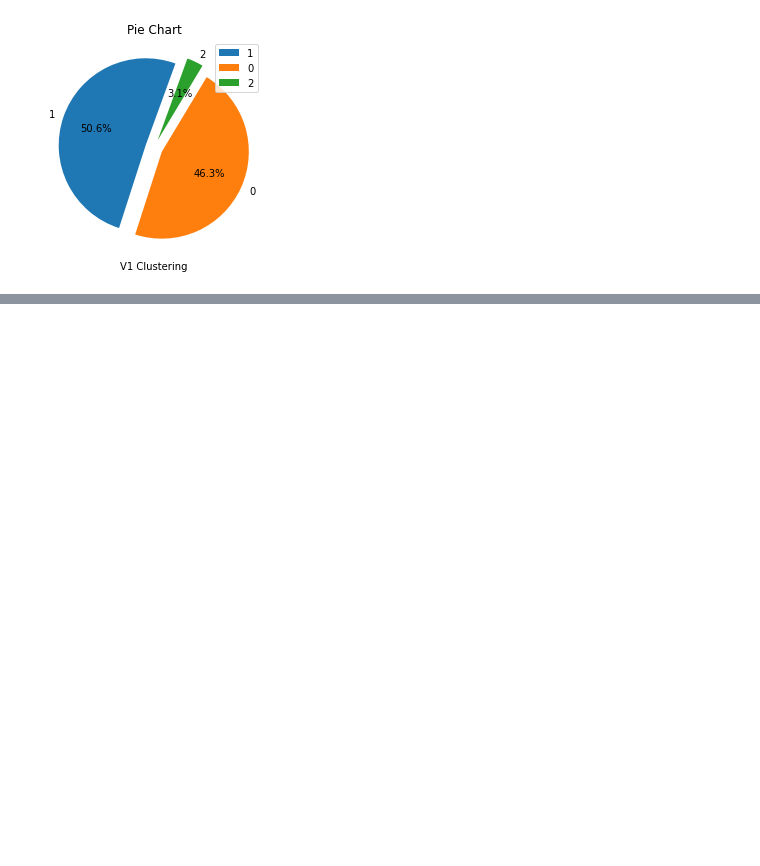
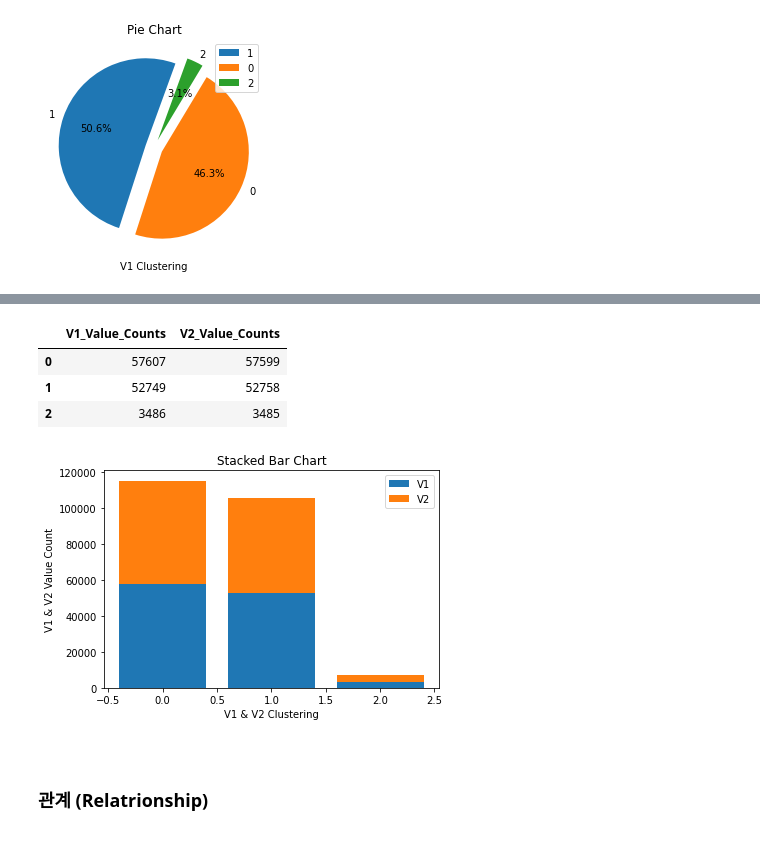
Before and after one commit to namwootree/Dacrew-4th, a Jupyter notebook: Stage_4.ipynb, the cells around one changed output, grey strips where cells are left out. Cells and saved outputs as stored; diff of their text form; code cells hidden in the pictures; blank space fills up the shorter version.

```diff
--- a/Stage_4.ipynb
+++ b/Stage_4.ipynb
@@ -401,0 +408,73 @@ plt.show()
+# %%
+# V1 칼럼만 사용합니다.
+v1_train = train[['V1']]
+v2_train = train[['V2']]
+
+# sklearn 라이브러리의 cluster 중에서 KMeans를 불러옵니다.
+# 자세한 내용은 Stage 2를 참조해주세요.
+from sklearn.cluster import KMeans
+
+cluster = KMeans(n_clusters=3)
+
+array_clusted_1 = cluster.fit_predict(v1_train)
+array_clusted_2 = cluster.fit_predict(v1_train)
+
+v1_clusted = pd.DataFrame(array_clusted_1)
+v2_clusted = pd.DataFrame(array_clusted_2)
+
+# 군집에 모인 데이터의 수로 데이터프레임을 만듭니다.
+v1_value_counts = pd.DataFrame(v1_clusted[0].value_counts())
+v1_value_counts.columns = ['V1_Value_Counts']
+
+v2_value_counts = pd.DataFrame(v2_clusted[0].value_counts())
+v2_value_counts.columns = ['V2_Value_Counts']
+
+
+clusted_value_counts = pd.concat([v1_value_counts,
+                                  v2_value_counts],
+                                  axis=1)
+
+display(clusted_value_counts.head())
+# %% [output]
+|  | V1_Value_Counts | V2_Value_Counts |
+| 0 | 57607 | 57599 |
+| 1 | 52749 | 52758 |
+| 2 | 3486 | 3485 |
+# %%
+# 빈 도화지를 생성합니다.
+# fig : 그래프가 담기게 되는 프레임 (액자)
+# ax : 실제 데이터가 도식화되는 캔퍼스 (도화지)
+fig, ax = plt.subplots()
+
+# 동일한 도화지에 'V1'에 관한 막대 그래프를 그린다.
+ax.bar(clusted_value_counts.index,
+        clusted_value_counts['V1_Value_Counts'],
+        label='V1')
+
+# 동일한 도화지에 '21'에 관한 막대 그래프를 그린다.
+# 아래에 'V1' 그림이 들어가도록 한다.
+ax.bar(clusted_value_counts.index,
+       clusted_value_counts['V2_Value_Counts'],
+       bottom=clusted_value_counts['V1_Value_Counts'],
+       label='V2')
+
+# 범례 생성
+plt.legend()
+
+# X축과 Y축 이름을 설정합니다.
+plt.xlabel('V1 & V2 Clustering')
+plt.ylabel('V1 & V2 Value Count')
+
+# 그래프을 제목을 설정합니다.
+plt.title('Stacked Bar Chart')
+
+# 완성된 그래프를 도출합니다.
+plt.show()
+# %% [output]
+[figure, added]
+# %% [markdown]
+<br>
+
+### 관계 (Relatrionship)
+
+<br>
```
Also changed, not shown: parts of 8 cells of this notebook.
